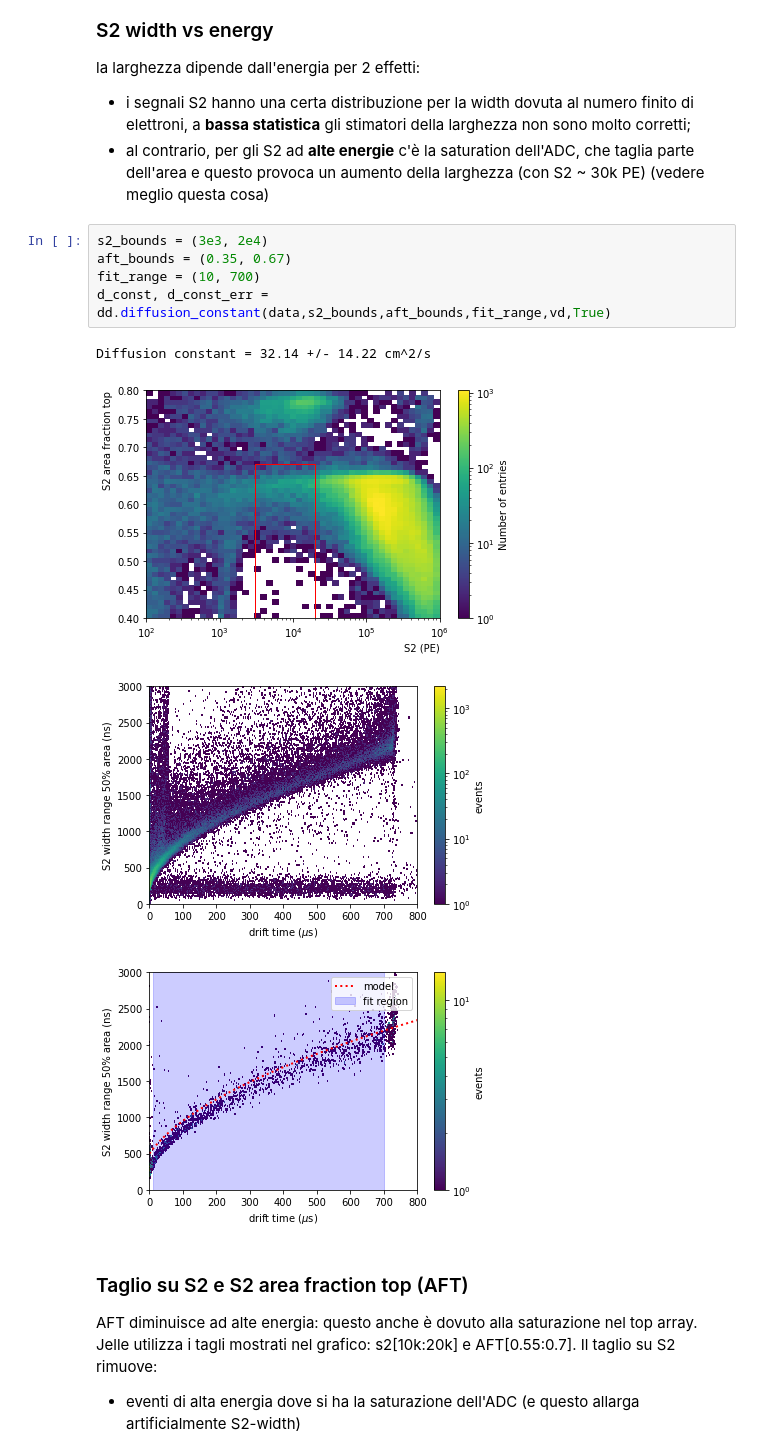
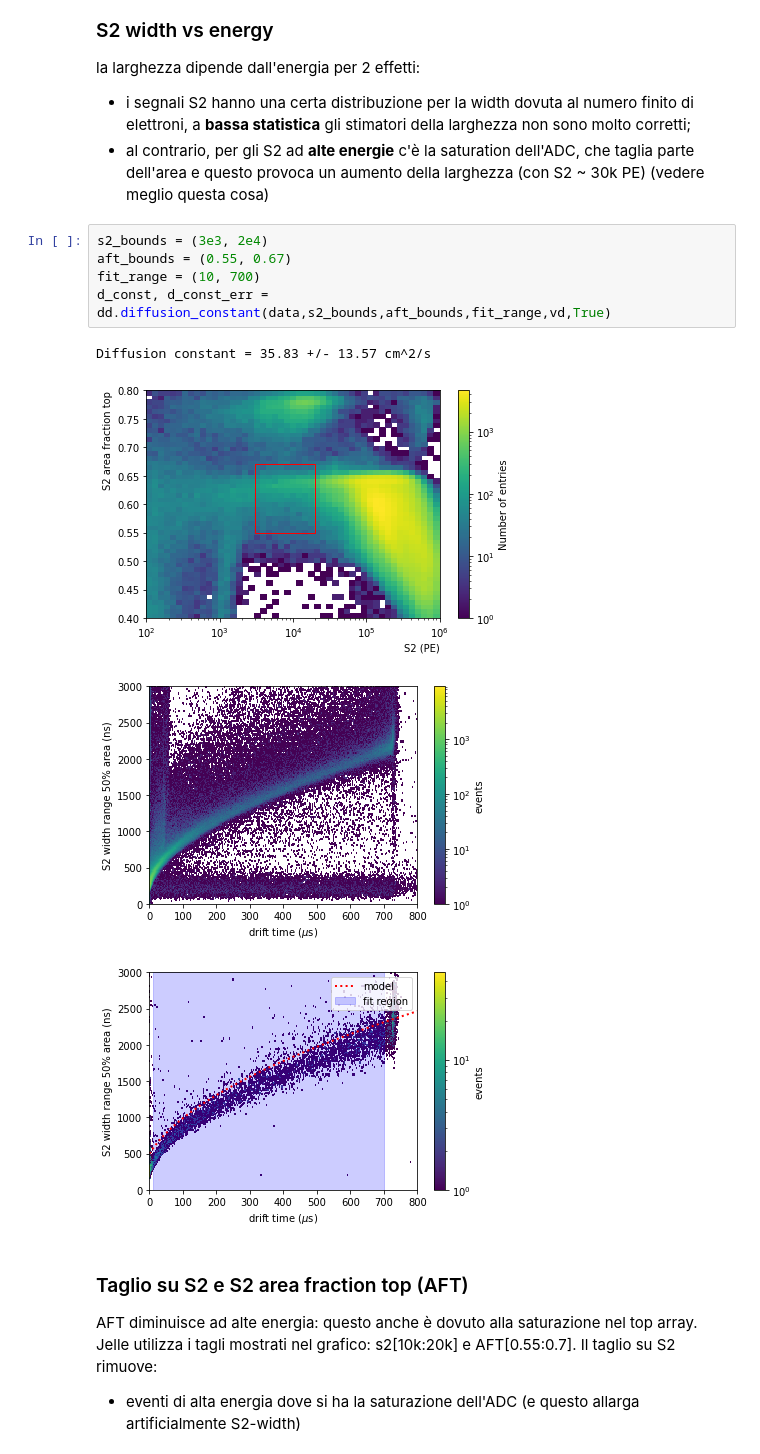
Before and after one commit to valerioda/xenon-note, a Jupyter notebook: drift_diffusion/drift_diffusion.ipynb, the cells around one changed output. Saved outputs shown, nothing was run; the diff lists cells and outputs as text.

```diff
--- a/drift_diffusion/drift_diffusion.ipynb
+++ b/drift_diffusion/drift_diffusion.ipynb
@@ -96,14 +97,14 @@ la larghezza dipende dall'energia per 2 effetti:
 * al contrario, per gli S2 ad **alte energie** c'è la saturation dell'ADC, che taglia parte dell'area e questo provoca un aumento della larghezza (con S2 ~ 30k PE) (vedere meglio questa cosa)
 # %%
 s2_bounds = (3e3, 2e4)
-aft_bounds = (0.35, 0.67)
+aft_bounds = (0.55, 0.67)
 fit_range = (10, 700)
 d_const, d_const_err = dd.diffusion_constant(data,s2_bounds,aft_bounds,fit_range,vd,True)
 # %% [output]
-Diffusion constant = 32.14 +/- 14.22 cm^2/s
+Diffusion constant = 35.83 +/- 13.57 cm^2/s
-[figure, old version]
+[figure, new version]
-[figure, old version]
+[figure, new version]
-[figure, old version]
+[figure, new version]
 # %% [markdown]
 ### Taglio su S2 e S2 area fraction top (AFT)
 
```
Also changed, not shown: parts of 5 cells of this notebook, 4 other files.
